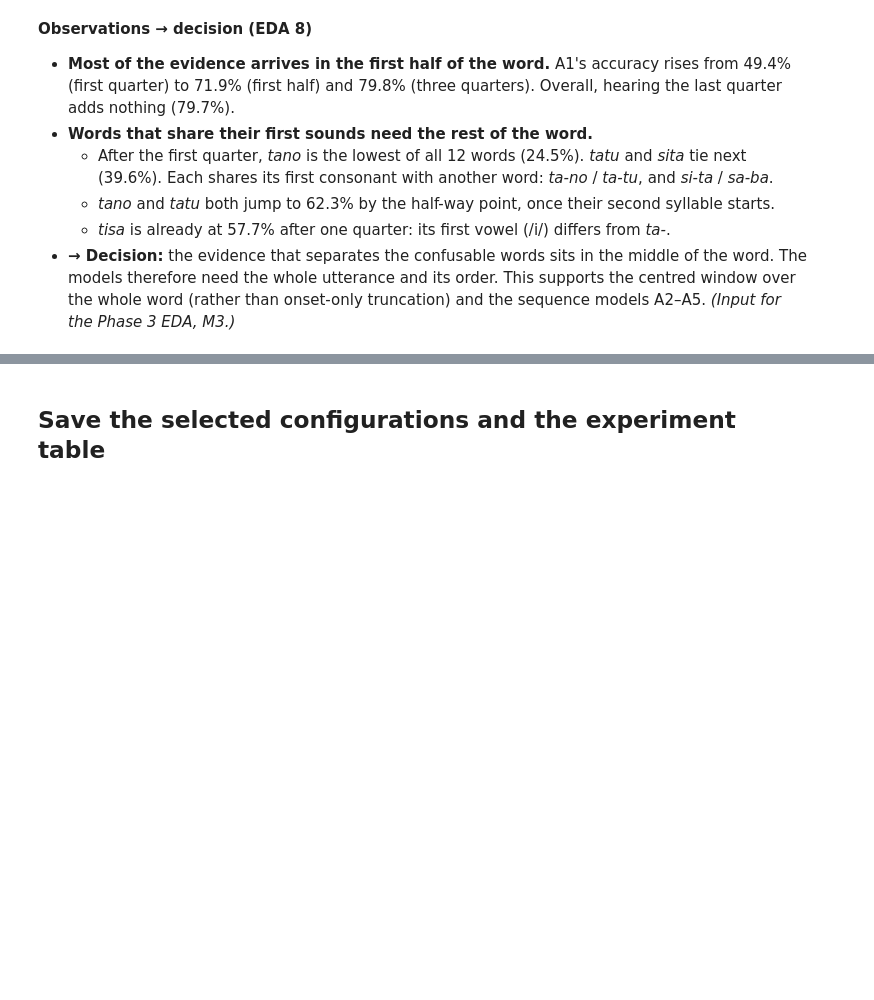
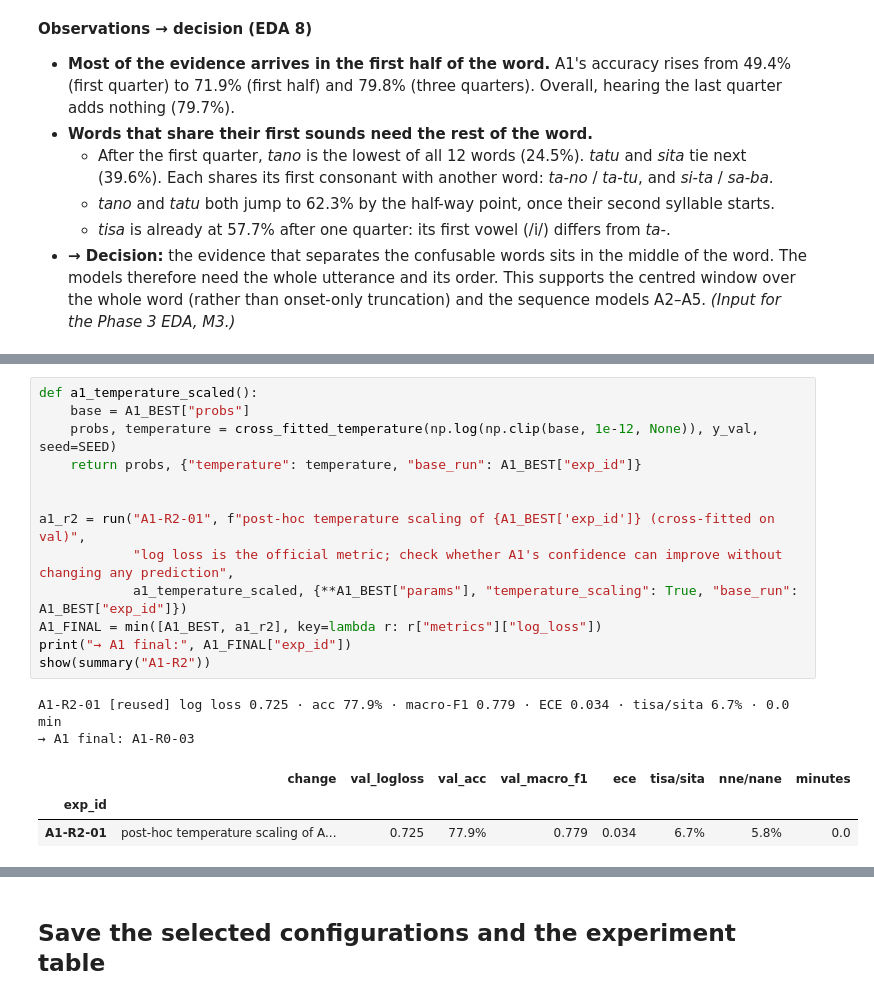
Before and after one commit to Hassan-Adelani-Luqman/nlp-sequential-modeling-group21, a Jupyter notebook: notebooks/02_baselines.ipynb, the cells around one changed output, grey strips where cells are left out. Drawn from its saved outputs; the diff is of its cells as text; blank space fills up the shorter version.

```diff
--- a/notebooks/02_baselines.ipynb
+++ b/notebooks/02_baselines.ipynb
@@ -551,0 +626,19 @@ plt.show()
+# %%
+def a1_temperature_scaled():
+    base = A1_BEST["probs"]
+    probs, temperature = cross_fitted_temperature(np.log(np.clip(base, 1e-12, None)), y_val, seed=SEED)
+    return probs, {"temperature": temperature, "base_run": A1_BEST["exp_id"]}
+
+
+a1_r2 = run("A1-R2-01", f"post-hoc temperature scaling of {A1_BEST['exp_id']} (cross-fitted on val)",
+            "log loss is the official metric; check whether A1's confidence can improve without changing any prediction",
+            a1_temperature_scaled, {**A1_BEST["params"], "temperature_scaling": True, "base_run": A1_BEST["exp_id"]})
+A1_FINAL = min([A1_BEST, a1_r2], key=lambda r: r["metrics"]["log_loss"])
+print("→ A1 final:", A1_FINAL["exp_id"])
+show(summary("A1-R2"))
+# %% [output]
+A1-R2-01 [reused] log loss 0.725 · acc 77.9% · macro-F1 0.779 · ECE 0.034 · tisa/sita 6.7% · 0.0 min
+→ A1 final: A1-R0-03
+|  | change | val_logloss | val_acc | val_macro_f1 | ece | tisa/sita | nne/nane | minutes |
+| exp_id |  |  |  |  |  |  |  |  |
+| A1-R2-01 | post-hoc temperature scaling of A... | 0.725 | 77.9% | 0.779 | 0.034 | 6.7% | 5.8% | 0.0 |
```
Also changed, not shown: parts of 7 cells of this notebook, 15 other files.
